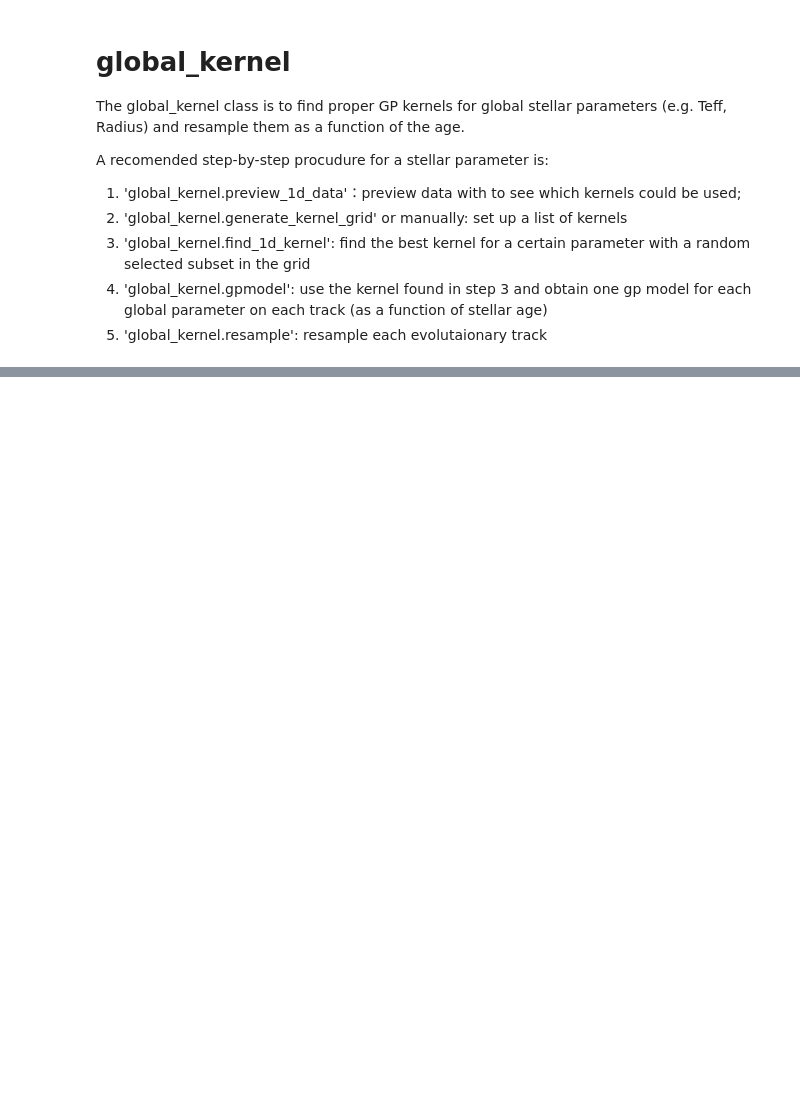
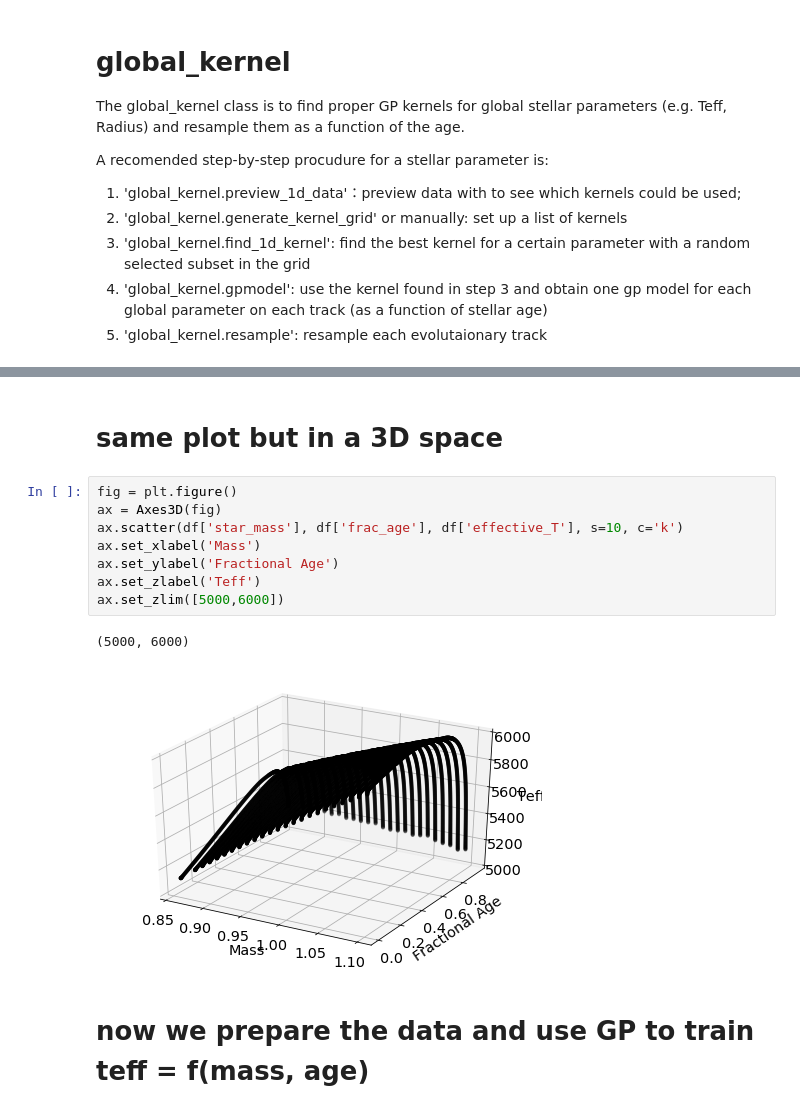
Before and after one commit to litanda/GPflow, a Jupyter notebook: GP_Grid_2D_Tanda.ipynb, the cells around one changed output, grey strips where cells are left out. Drawn from its saved outputs; the diff is of its cells as text; blank space fills up the shorter version.

```diff
--- a/GP_Grid_2D_Tanda.ipynb
+++ b/GP_Grid_2D_Tanda.ipynb
@@ -429,0 +241,15 @@ plt.ylabel(r'err_Teff (K)')
+# %% [markdown]
+# same plot but in a 3D space
+# %%
+fig = plt.figure()
+ax = Axes3D(fig)
+ax.scatter(df['star_mass'], df['frac_age'], df['effective_T'], s=10, c='k')
+ax.set_xlabel('Mass')
+ax.set_ylabel('Fractional Age')
+ax.set_zlabel('Teff')
+ax.set_zlim([5000,6000])
+# %% [output]
+(5000, 6000)
+[figure, added]
+# %% [markdown]
+# now we prepare the data and use GP to train teff = f(mass, age)
```
Also changed, not shown: parts of 71 cells of this notebook, 4 other files.
